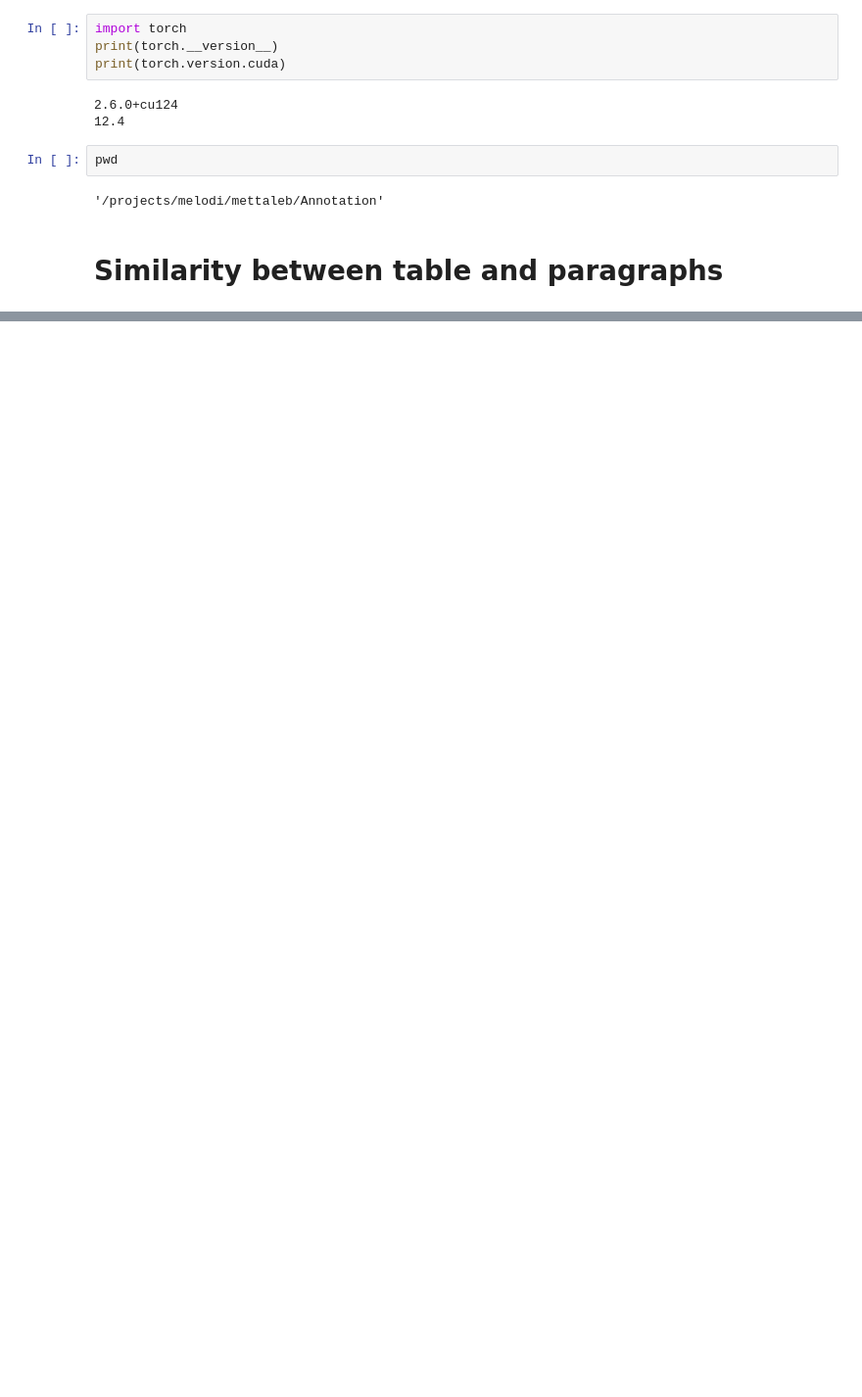
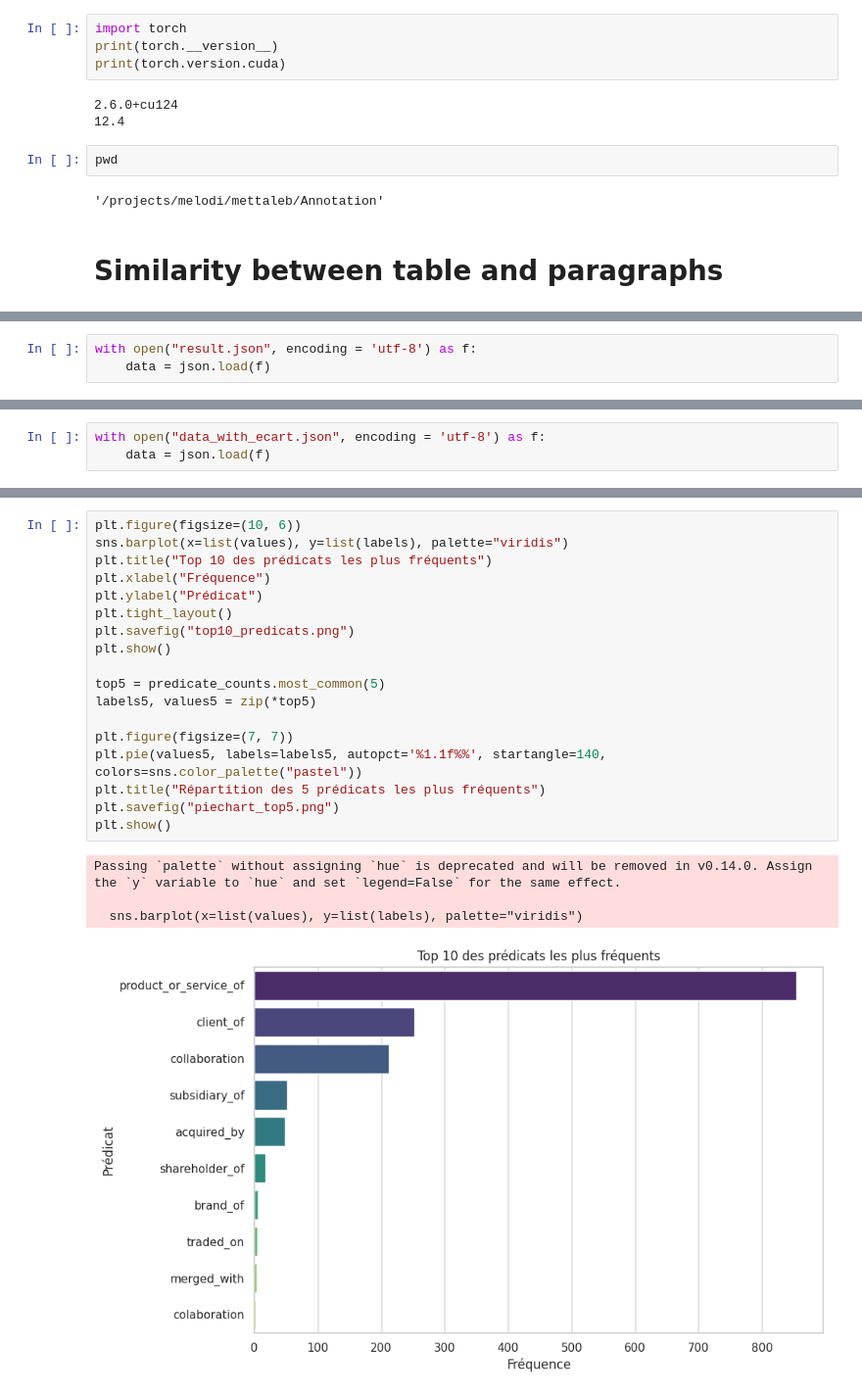
Before and after one commit to mohamedtaleb/ECLADATTA_Annotation, a Jupyter notebook: Script_Anais.ipynb, the cells around one changed output, grey strips where cells are left out. Shown at 98% size. Saved outputs shown, nothing was run; the diff lists cells and outputs as text; blank space fills up the shorter version.

```diff
--- a/Script_Anais.ipynb
+++ b/Script_Anais.ipynb
@@ -457,0 +571,3 @@ for i in range(len(csv_files)):
+# %%
+with open("result.json", encoding = 'utf-8') as f:
+    data = json.load(f)
@@ -457,0 +637,3 @@ for i in range(len(csv_files)):
+# %%
+with open("data_with_ecart.json", encoding = 'utf-8') as f:
+    data = json.load(f)
@@ -457,0 +783,23 @@ for i in range(len(csv_files)):
+# %%
+plt.figure(figsize=(10, 6))
+sns.barplot(x=list(values), y=list(labels), palette="viridis")
+plt.title("Top 10 des prédicats les plus fréquents")
+plt.xlabel("Fréquence")
+plt.ylabel("Prédicat")
+plt.tight_layout()
+plt.savefig("top10_predicats.png")
+plt.show()
+
+top5 = predicate_counts.most_common(5)
+labels5, values5 = zip(*top5)
+
+plt.figure(figsize=(7, 7))
+plt.pie(values5, labels=labels5, autopct='%1.1f%%', startangle=140, colors=sns.color_palette("pastel"))
+plt.title("Répartition des 5 prédicats les plus fréquents")
+plt.savefig("piechart_top5.png")
+plt.show()
+# %% [output]
+Passing `palette` without assigning `hue` is deprecated and will be removed in v0.14.0. Assign the `y` variable to `hue` and set `legend=False` for the same effect.
+
+  sns.barplot(x=list(values), y=list(labels), palette="viridis")
+[figure, added]
```
Also changed, not shown: parts of 54 cells of this notebook.
